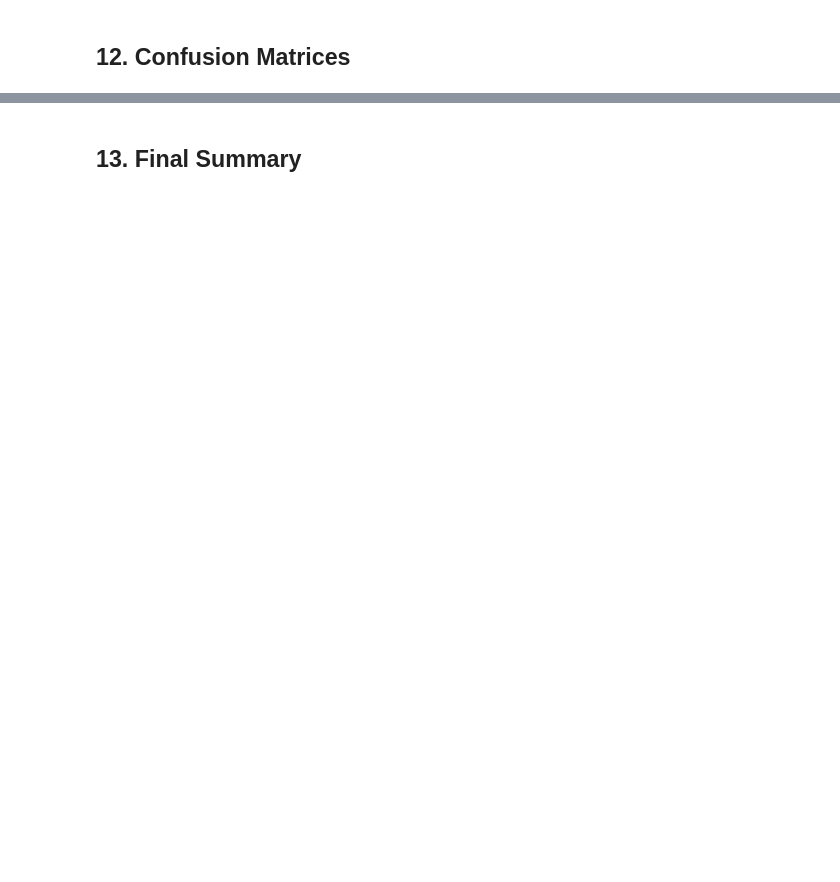
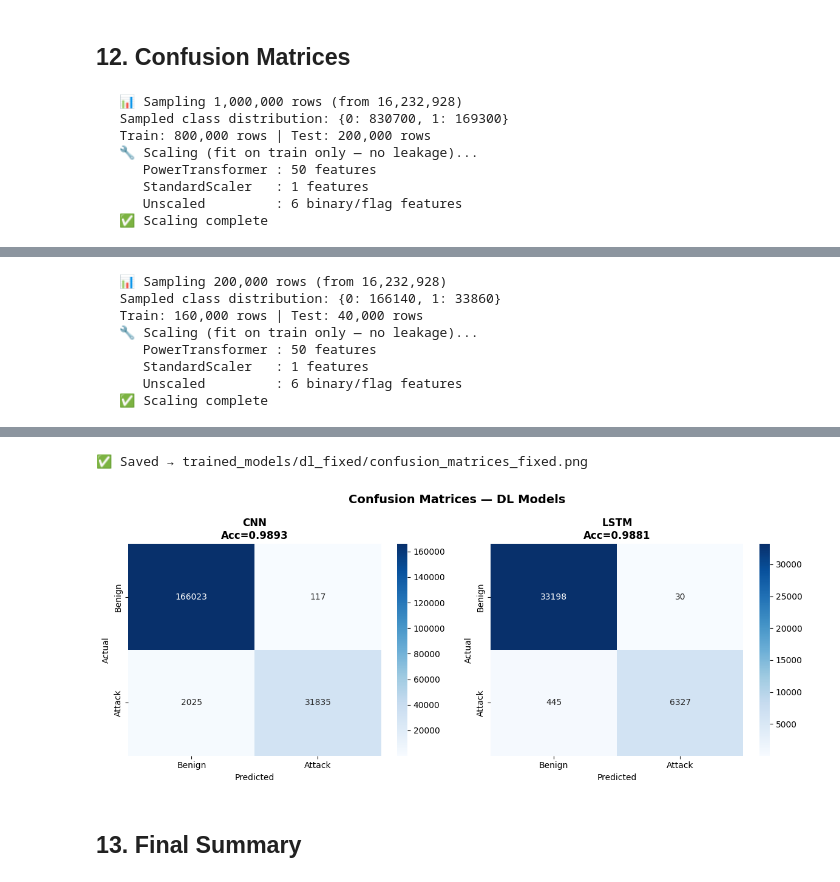
Before and after one commit to zied42/IDS_PCD, a Jupyter notebook: DL_Training_Fixed_Pipeline_Enhanced_Updated.ipynb, the cells around one changed output, grey strips where cells are left out. Cells and saved outputs as stored; diff of their text form; code cells hidden in the pictures; blank space fills up the shorter version.

```diff
--- a/DL_Training_Fixed_Pipeline_Enhanced_Updated.ipynb
+++ b/DL_Training_Fixed_Pipeline_Enhanced_Updated.ipynb
@@ -451,4 +830,46 @@ plt.show()
 # %% [markdown]
 ## 12. Confusion Matrices
 # %%
-fig, axes = plt.subplots(1, len(model_builders),                         figsize=(6 * len(model_builders), 5))if len(model_builders) == 1:    axes = [axes]for idx, (model_name) in enumerate(model_builders.keys()):    # Re-generate predictions    sample_size = MODEL_SAMPLE_SIZES.get(model_name, None)    X_tr, X_te, y_tr, y_te, _ = get_model_data_for_dl(        X_full, y_full, model_name, sample_size, TEST_SIZE, RANDOM_STATE    )    # Load best saved model    best_path = os.path.join(BASE_MODEL_DIR, model_name.lower(), 'best_model.h5')    best_model = tf.keras.models.load_model(best_path)    y_pred_p   = best_model.predict(X_te, batch_size=BATCH_SIZE, verbose=0)    y_pred     = (y_pred_p > 0.5).astype(int).flatten()    cm  = confusion_matrix(y_te, y_pred)    acc = accuracy_score(y_te, y_pred)    sns.heatmap(cm, annot=True, fmt='d', cmap='Blues', ax=axes[idx],                xticklabels=['Benign', 'Attack'],                yticklabels=['Benign', 'Attack'])    axes[idx].set_title(f'{model_name}\nAcc={acc:.4f}',                        fontweight='bold')    axes[idx].set_ylabel('Actual')    axes[idx].set_xlabel('Predicted')plt.suptitle('Confusion Matrices — DL Models', fontsize=14, fontweight='bold')plt.tight_layout()cm_path = os.path.join(BASE_MODEL_DIR, 'confusion_matrices_fixed.png')plt.savefig(cm_path, dpi=150, bbox_inches='tight')print(f'✅ Saved → {cm_path}')plt.show()
+fig, axes = plt.subplots(1, len(model_builders),
+                         figsize=(6 * len(model_builders), 5))
+if len(model_builders) == 1:
+    axes = [axes]
+
+for idx, (model_name) in enumerate(model_builders.keys()):
+    # Re-generate predictions
+    sample_size = MODEL_SAMPLE_SIZES.get(model_name, None)
+    X_tr, X_te, y_tr, y_te, _ = get_model_data_for_dl(
+        X_full, y_full, model_name, sample_size, TEST_SIZE, RANDOM_STATE
+    )
+    # Load best saved model
+    best_path = os.path.join(BASE_MODEL_DIR, model_name.lower(), 'best_model.h5')
+    best_model = tf.keras.models.load_model(best_path)
+    y_pred_p   = best_model.predict(X_te, batch_size=BATCH_SIZE, verbose=0)
+    y_pred     = (y_pred_p > 0.5).astype(int).flatten()
+
+    cm  = confusion_matrix(y_te, y_pred)
+    acc = accuracy_score(y_te, y_pred)
+
+    sns.heatmap(cm, annot=True, fmt='d', cmap='Blues', ax=axes[idx],
+                xticklabels=['Benign', 'Attack'],
+                yticklabels=['Benign', 'Attack'])
+    axes[idx].set_title(f'{model_name}\nAcc={acc:.4f}',
+                        fontweight='bold')
+    axes[idx].set_ylabel('Actual')
+    axes[idx].set_xlabel('Predicted')
+
+plt.suptitle('Confusion Matrices — DL Models', fontsize=14, fontweight='bold')
+plt.tight_layout()
+cm_path = os.path.join(BASE_MODEL_DIR, 'confusion_matrices_fixed.png')
+plt.savefig(cm_path, dpi=150, bbox_inches='tight')
+print(f'✅ Saved → {cm_path}')
+plt.show()
+# %% [output]
+   📊 Sampling 1,000,000 rows (from 16,232,928)
+   Sampled class distribution: {0: 830700, 1: 169300}
+   Train: 800,000 rows | Test: 200,000 rows
+   🔧 Scaling (fit on train only — no leakage)...
+      PowerTransformer : 50 features
+      StandardScaler   : 1 features
+      Unscaled         : 6 binary/flag features
+   ✅ Scaling complete
@@ -454,0 +877,8 @@ fig, axes = plt.subplots(1, len(model_builders),                         figsize
+   📊 Sampling 200,000 rows (from 16,232,928)
+   Sampled class distribution: {0: 166140, 1: 33860}
+   Train: 160,000 rows | Test: 40,000 rows
+   🔧 Scaling (fit on train only — no leakage)...
+      PowerTransformer : 50 features
+      StandardScaler   : 1 features
+      Unscaled         : 6 binary/flag features
+   ✅ Scaling complete
@@ -455,3 +886,5 @@ fig, axes = plt.subplots(1, len(model_builders),                         figsize
+✅ Saved → trained_models/dl_fixed/confusion_matrices_fixed.png
+[figure, added]
 # %% [markdown]
 ## 13. Final Summary
 # %%
```
Also changed, not shown: parts of 13 cells of this notebook, 10 other files.
